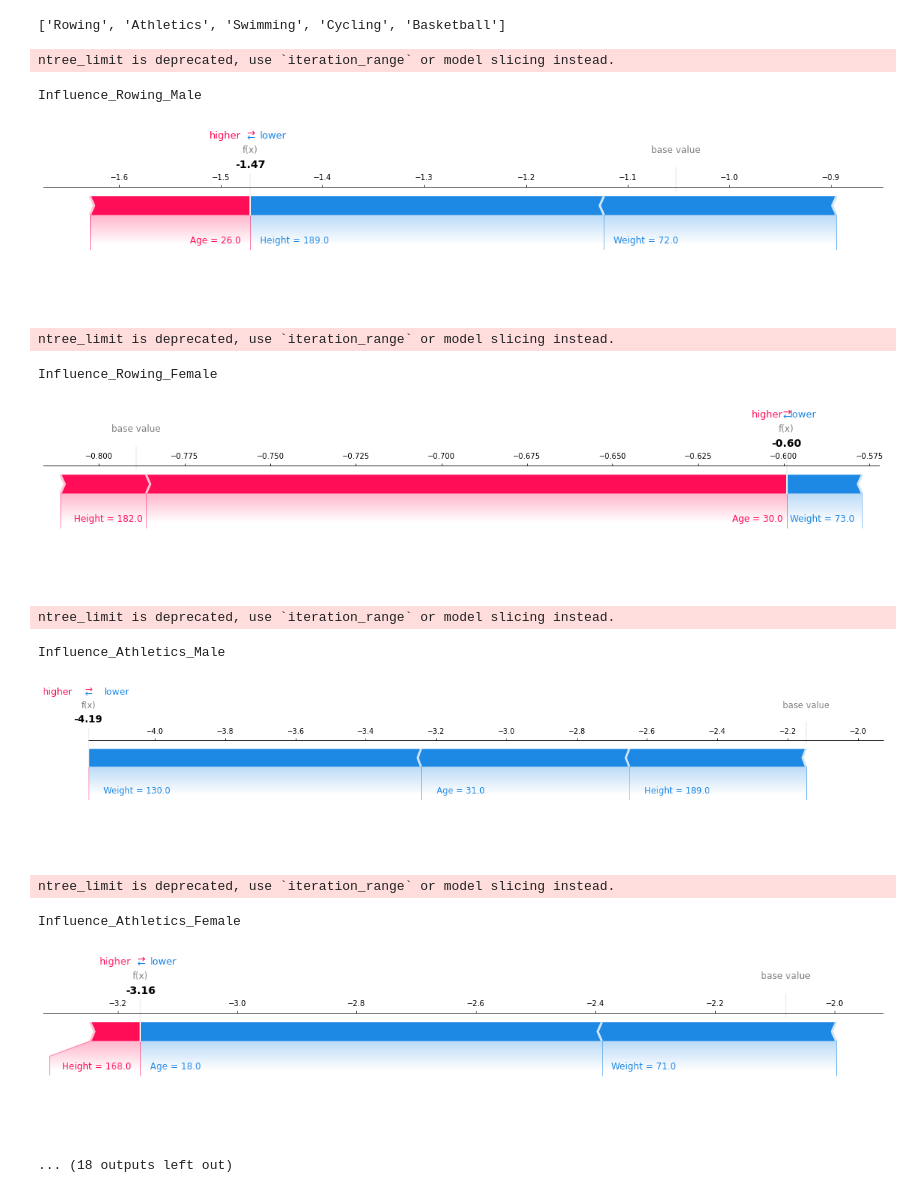
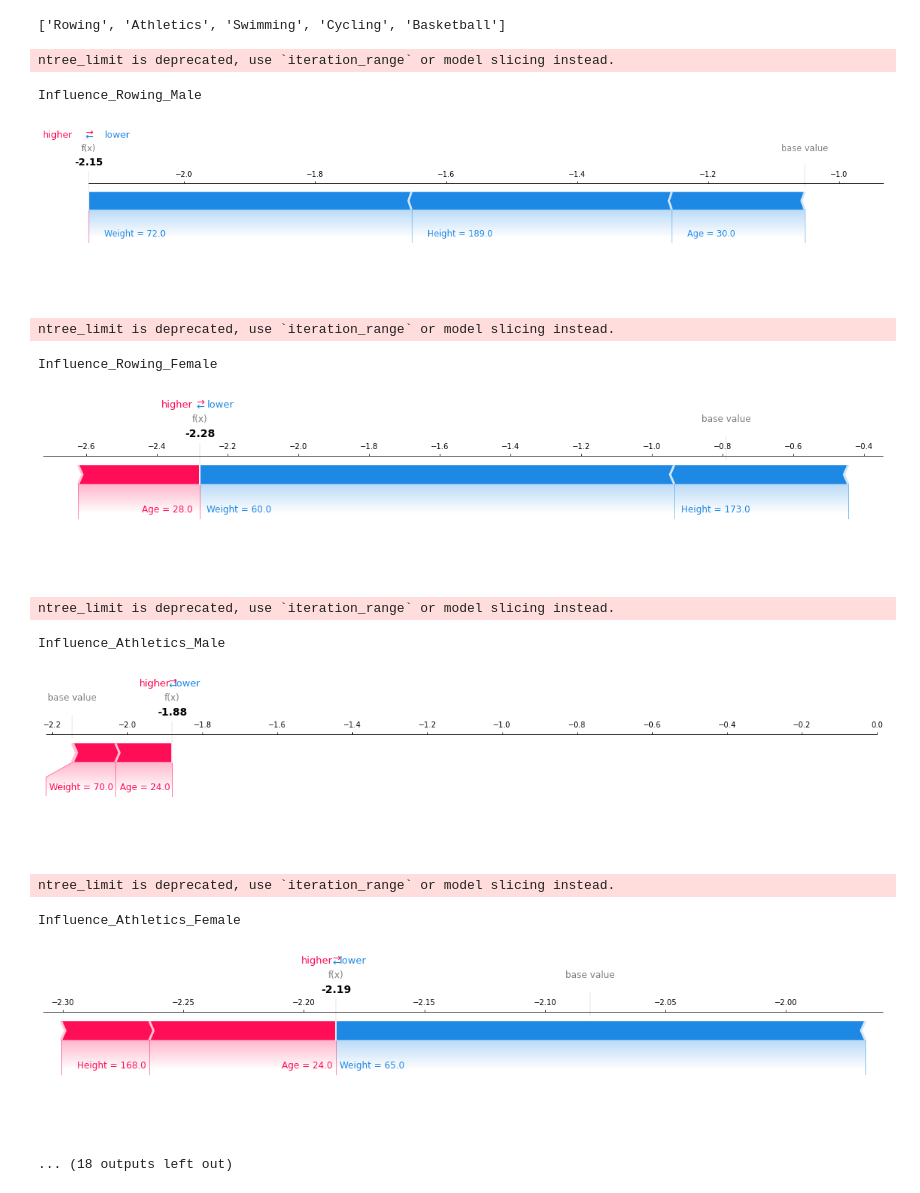
Before and after one commit to jacquesstimolo/Group_Project_ML, a Jupyter notebook: Shapely_01/Shapley_for_olympic_athletes.ipynb, the cells around one changed output. Drawn from its saved outputs; the diff is of its cells as text; code cells hidden in the pictures.

```diff
--- a/Shapely_01/Shapley_for_olympic_athletes.ipynb
+++ b/Shapely_01/Shapley_for_olympic_athletes.ipynb
@@ -82,42 +82,42 @@ for s in sports:
 
         if g==1:
             g = 'Female'
         else:
             g = 'Male'
 
         print('Influence_' + s + '_' + g)
 
         # Plot Influence on random Individual:
-        shap.force_plot(explainer.expected_value, shap_values[0,:], data.iloc[0,:], show=True, matplotlib=True)
+        shap.force_plot(explainer.expected_value, shap_values[1,:], data.iloc[1,:], show=True, matplotlib=True)
 
         # Plot Bar:
         """
         plt.grid(True)
         plt.title(s + ' '+ g, fontsize=20)
         plt.xlim(0, 1)
         shap.summary_plot(shap_values, X_test, plot_type='bar')
         """
 
 
         # Plot Violin:
         """
         fig = shap.summary_plot(shap_values, data, feature_names=['Age', 'Height', 'Weight'], plot_type="violin", show=True)
         plt.title("bar")
         plt.show()
         """
 
 None
 # %% [output]
 ntree_limit is deprecated, use `iteration_range` or model slicing instead.
 Influence_Rowing_Male
-[figure, old version]
+[figure, new version]
 ntree_limit is deprecated, use `iteration_range` or model slicing instead.
 Influence_Rowing_Female
-[figure, old version]
+[figure, new version]
 ntree_limit is deprecated, use `iteration_range` or model slicing instead.
 Influence_Athletics_Male
-[figure, old version]
+[figure, new version]
 ntree_limit is deprecated, use `iteration_range` or model slicing instead.
 Influence_Athletics_Female
-[figure, old version]
+[figure, new version]
 ... (18 outputs left out)
```
Also changed, not shown: parts of 1 cell of this notebook, 1 other file.
